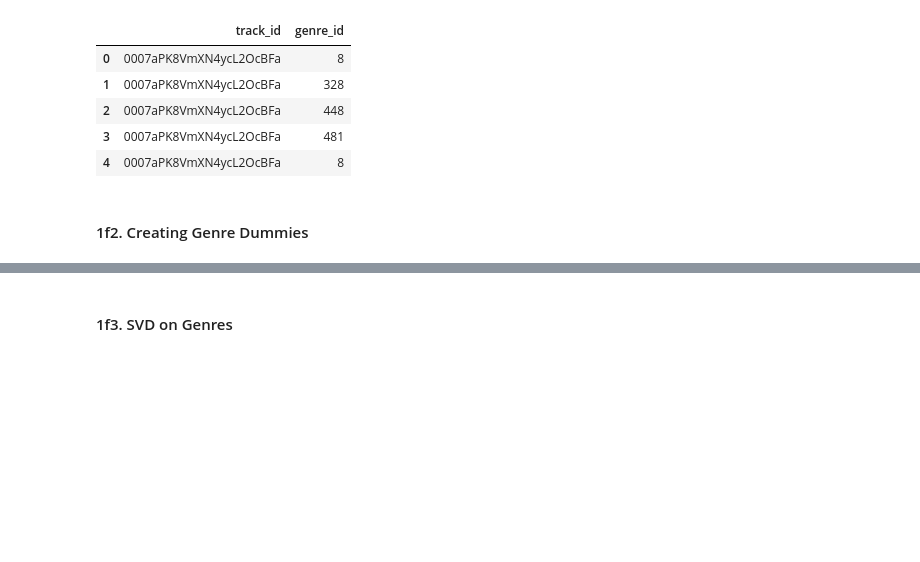
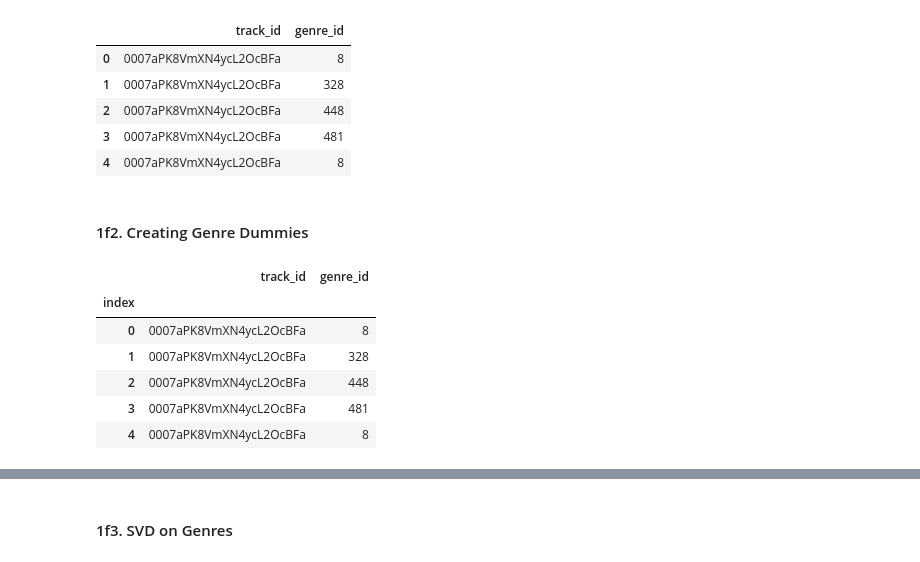
Before and after one commit to jonjohnsontc/songwriter-graph, a Jupyter notebook: notebooks/vi_preprocessing_new_data.ipynb, the cells around one changed output, grey strips where cells are left out. Saved outputs shown, nothing was run; the diff lists cells and outputs as text; code cells hidden in the pictures; blank space fills up the shorter version.

```diff
--- a/notebooks/vi_preprocessing_new_data.ipynb
+++ b/notebooks/vi_preprocessing_new_data.ipynb
@@ -533,3 +606,19 @@ import pandas as pd
 # %%
-gs_lookup = pd.read_csv('../data/gsong_lookup_20190412.csv', index_col = 0)
+gs_lookup = dd.read_csv('../data/gsong_lookup_20190412.csv',
+                        dtype = {
+                            'track_id' : str,
+                            'genre_id' : 'category',
+                        })\
+              .rename(columns = {'Unnamed: 0' : 'index'})\
+              .set_index('index')
+# %%
+gs_lookup.head()
+# %% [output]
+|  | track_id | genre_id |
+| index |  |  |
+| 0 | 0007aPK8VmXN4ycL2OcBFa | 8 |
+| 1 | 0007aPK8VmXN4ycL2OcBFa | 328 |
+| 2 | 0007aPK8VmXN4ycL2OcBFa | 448 |
+| 3 | 0007aPK8VmXN4ycL2OcBFa | 481 |
+| 4 | 0007aPK8VmXN4ycL2OcBFa | 8 |
 # %%
```
Also changed, not shown: parts of 48 cells of this notebook, 12 other files.
